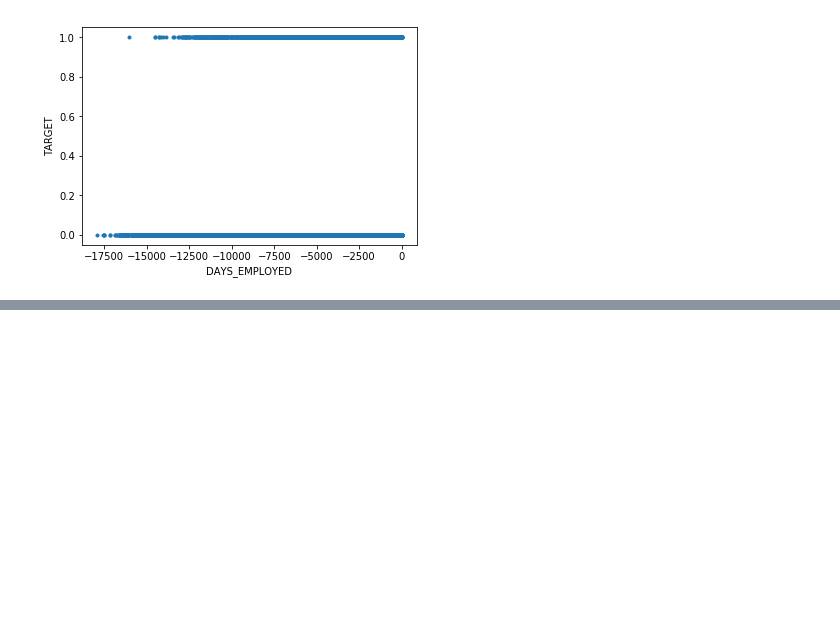
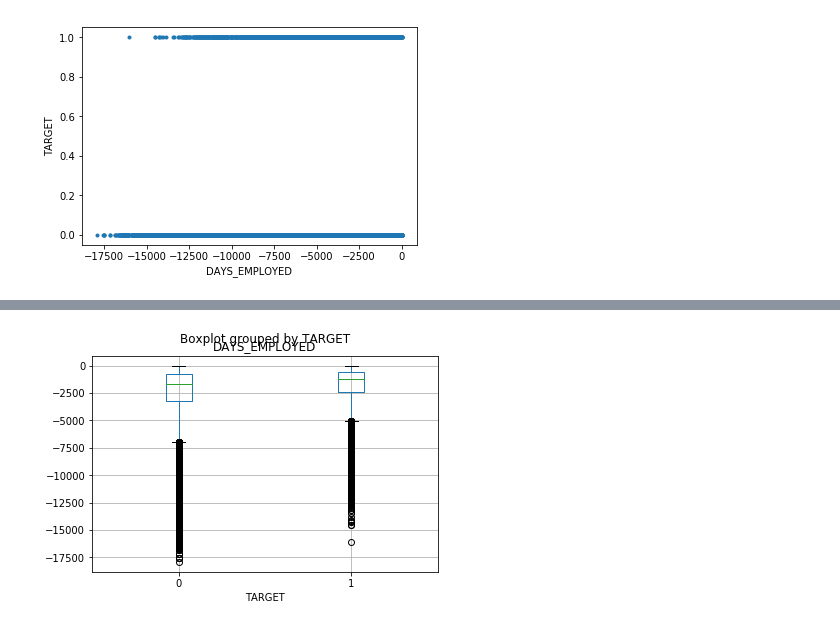
Before and after one commit to YYYYMao/2nd-ML100Days, a Jupyter notebook: homework/Day_010_HW.ipynb, the cells around one changed output, grey strips where cells are left out. Saved outputs shown, nothing was run; the diff lists cells and outputs as text; code cells hidden in the pictures; blank space fills up the shorter version.

```diff
--- a/homework/Day_010_HW.ipynb
+++ b/homework/Day_010_HW.ipynb
@@ -140,0 +143,5 @@ plt.show()
+# %%
+app_train.boxplot(column='DAYS_EMPLOYED',by='TARGET' )
+plt.show()
+# %% [output]
+[figure, added]
```
Also changed, not shown: parts of 1 cell of this notebook.
